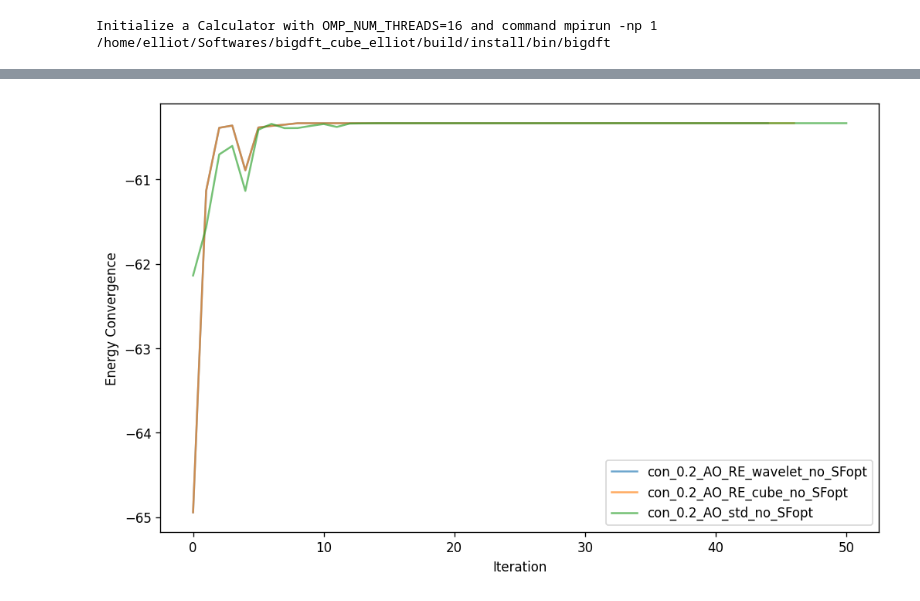
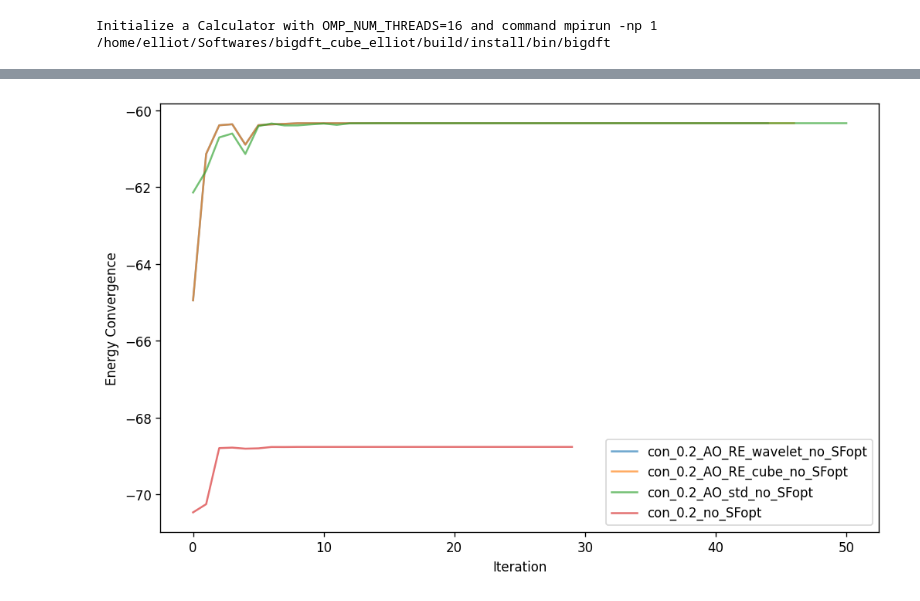
Before and after one commit to TengxiangLii/Direct-Support-Function, a Jupyter notebook: Atomic_Orbital_Restart/AO_RE_Si3O6.ipynb, the cells around one changed output, grey strips where cells are left out. Saved outputs shown, nothing was run; the diff lists cells and outputs as text; code cells hidden in the pictures.

```diff
--- a/Atomic_Orbital_Restart/AO_RE_Si3O6.ipynb
+++ b/Atomic_Orbital_Restart/AO_RE_Si3O6.ipynb
@@ -253,0 +446,8 @@ ERROR in dgetrf, info=4. Set determinant to zero.
+# %%
+# a_alpha = 0.01, get the Initial Atomic Orbital
+
+con_001_AO_inp = deepcopy(ao_inp)
+
+con_001_AO_inp["lin_basis_params"] = {"ao_confinement": 0.01}
+
+log['con_0.01_AO'] = calc.run(sys=struc, input=con_001_AO_inp, name='calc', run_dir='con_001_AO', skip=True)
@@ -253,0 +460,12 @@ ERROR in dgetrf, info=4. Set determinant to zero.
+# %%
+# a_alpha = 0.001, restart the calculation from AO, in wavelet way
+
+# comment the following commands to reload the dictionary 'log'
+
+system('cp -r con_001_AO/ con_001_AO_RE_wavelet_no_SFopt')
+system(f'rm con_001_AO_RE_wavelet_no_SFopt/*.yaml con_001_AO_RE_wavelet_no_SFopt/*.bib')
+
+con_001_AO_RE_wavelet_inp = deepcopy(con_001_no_SFopt_inp)
+con_001_AO_RE_wavelet_inp["dft"]["inputpsiid"] = "linear_restart"
+
+log['con_0.01_AO_RE_wavelet_no_SFopt'] = calc.run(sys=struc, input=con_001_AO_RE_wavelet_inp, name='calc', run_dir='con_001_AO_RE_wavelet_no_SFopt', skip=True)
@@ -253,0 +477,10 @@ ERROR in dgetrf, info=4. Set determinant to zero.
+# %%
+# a_alpha = 0.01
+# Turn off experimental mode, orthogonalization
+# Turn off Supprot Function optimization
+# Let the calculation go
+
+con_001_AO_std_inp = deepcopy(con_02_AO_std_inp)
+con_001_AO_std_inp["lin_basis_params"].update({"ao_confinement": 0.01})
+
+log['con_0.01_AO_std_no_SFopt'] = calc.run(sys=struc, input=con_001_AO_std_inp, name='calc', run_dir='con_001_AO_std_no_SFopt', skip=True)
@@ -271,12 +510,13 @@ plot_iterations(log)
 # %%
-log_RE = {}
-log_RE['con_0.2_AO_RE_wavelet_no_SFopt'] = log['con_0.2_AO_RE_wavelet_no_SFopt']
-log_RE['con_0.2_AO_RE_cube_no_SFopt'] = log['con_0.2_AO_RE_cube_no_SFopt']
-log_RE['con_0.2_AO_std_no_SFopt'] = log['con_0.2_AO_std_no_SFopt']
+log_RE_02 = {}
+log_RE_02['con_0.2_AO_RE_wavelet_no_SFopt'] = log['con_0.2_AO_RE_wavelet_no_SFopt']
+log_RE_02['con_0.2_AO_RE_cube_no_SFopt'] = log['con_0.2_AO_RE_cube_no_SFopt']
+log_RE_02['con_0.2_AO_std_no_SFopt'] = log['con_0.2_AO_std_no_SFopt']
+log_RE_02['con_0.2_no_SFopt'] = log['con_0.2_no_SFopt']
 # %%
 # The curves 'con_0.2_AO_RE_wavelet_no_SFopt'
 # and 'con_0.2_AO_RE_cube_no_SFopt' are totally overlaped.
 
-plot_iterations(log_RE)
+plot_iterations(log_RE_02)
 # %% [output]
-[figure, old version]
+[figure, new version]
```
Also changed, not shown: parts of 24 cells of this notebook, 45 other files.
